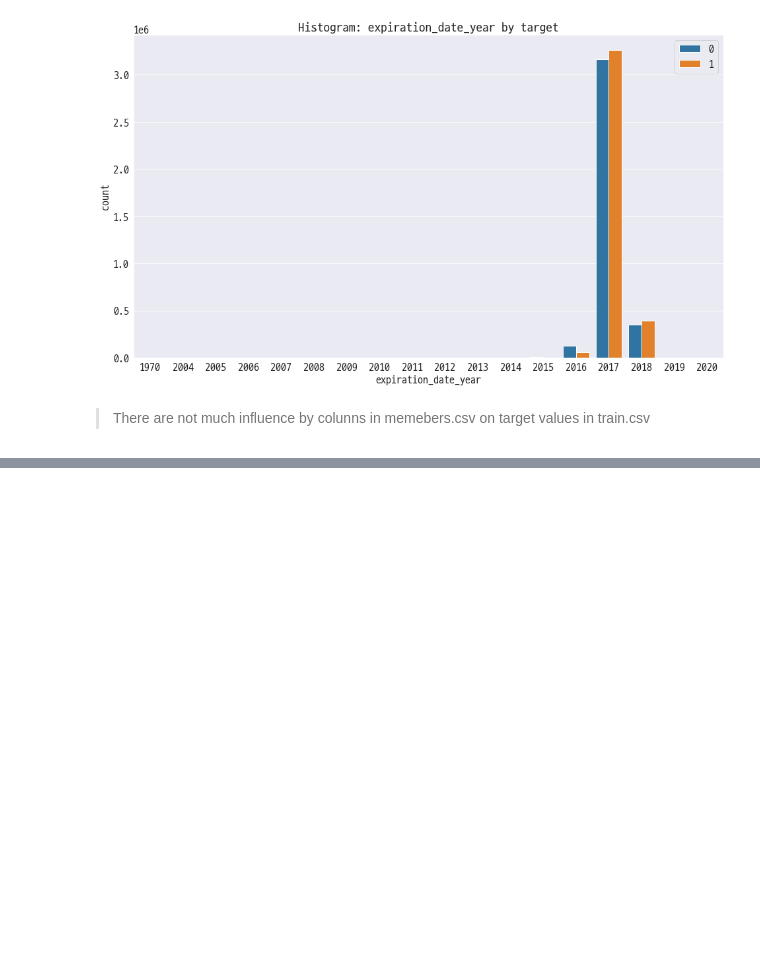
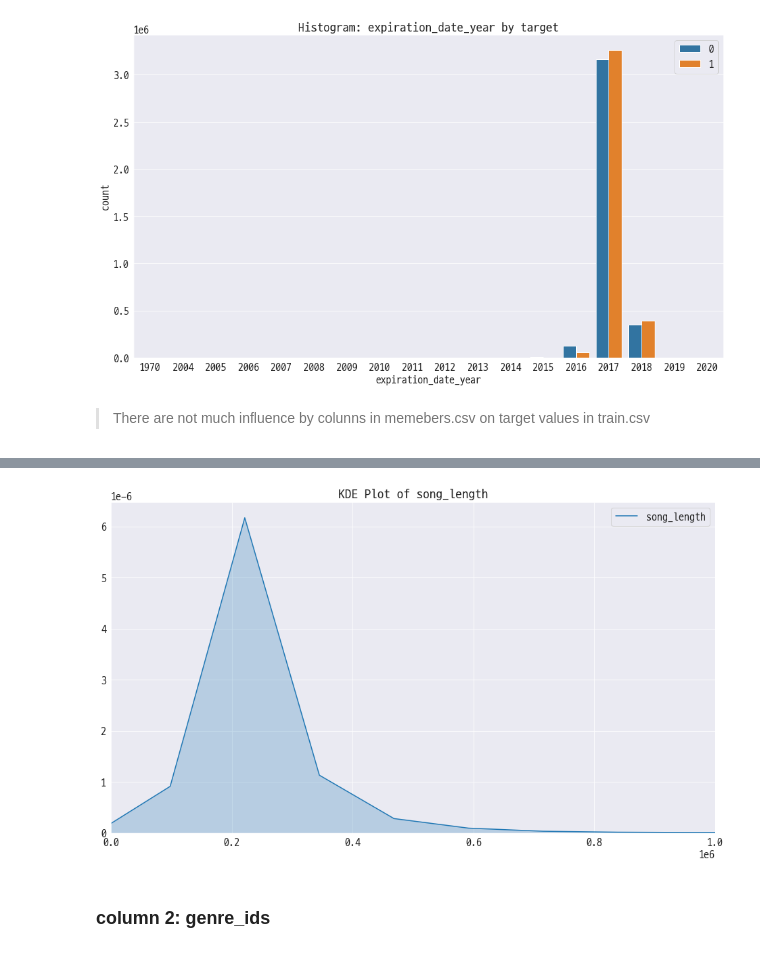
Before and after one commit to dhsong95/kaggle-kkbox-music-recommendation-challenge, a Jupyter notebook: eda/Exploratory Data Analysis.ipynb, the cells around one changed output, grey strips where cells are left out. Cells and saved outputs as stored; diff of their text form; code cells hidden in the pictures; blank space fills up the shorter version.

```diff
--- a/eda/Exploratory Data Analysis.ipynb
+++ b/eda/Exploratory Data Analysis.ipynb
@@ -853,0 +923,10 @@ plt.show()
+# %%
+plt.figure(figsize=(16, 9))
+sns.kdeplot(songs_raw[column], shade=True)
+plt.title('KDE Plot of {}'.format(column))
+plt.xlim([0, 1000000])
+plt.show()
+# %% [output]
+[figure, added]
+# %% [markdown]
+### column 2: genre_ids <a id="8.2"></a>
```
Also changed, not shown: parts of 38 cells of this notebook.
